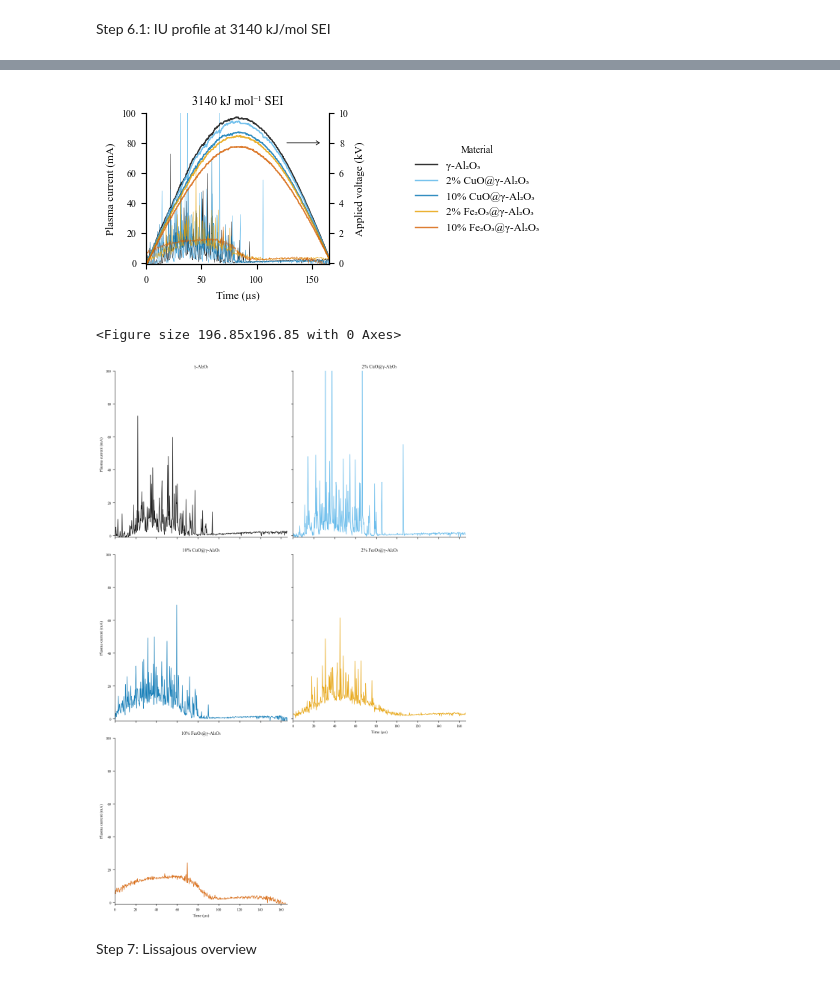
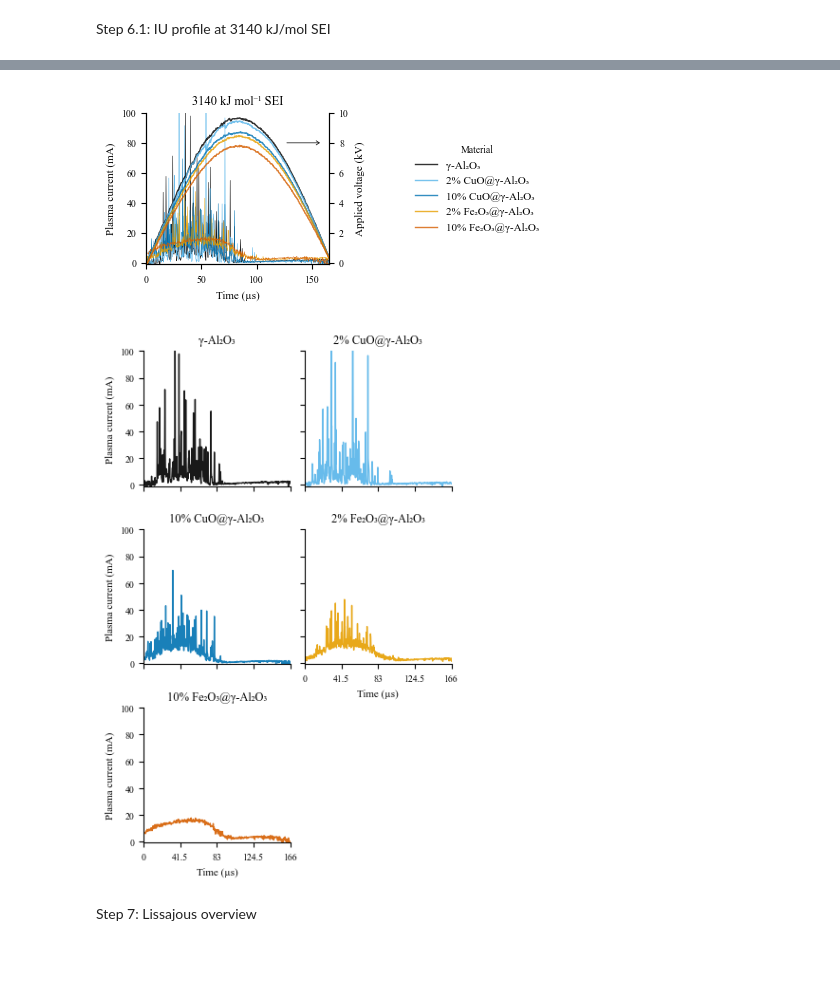
Before and after one commit to sbossier/ladca_incat_envecon_paper, a Jupyter notebook: ipynb/visualisation_electrical.ipynb, the cells around one changed output, grey strips where cells are left out. Cells and saved outputs as stored; diff of their text form; code cells hidden in the pictures.

Commit message:
profile size changes

```diff
--- a/ipynb/visualisation_electrical.ipynb
+++ b/ipynb/visualisation_electrical.ipynb
@@ -623,7 +623,7 @@ sns.lineplot(
     hue_order=material_order,
     palette=cb_colors,
     ax=ax1,
-    linewidth=0.285,
+    linewidth=0.385,
     legend=False,
     alpha=0.9
 )
@@ -691,42 +691,43 @@ plt.savefig(
 # Show the plot
 plt.show()
 # %% [output]
-[figure, old version]
+[figure, new version]
 # %%
-plt.figure(figsize=(5/2.54, 5/2.54))  # Adjust the size as needed
-
 g = sns.relplot(
     data=filtered_df,
     kind='line',
     x='time_us',
     y='current_plasma_mA',
     col='material_name',
     col_wrap=2,
     hue='material_name',
     hue_order=material_order,
     palette=cb_colors,
+    height=5/2.54,
+    aspect=1,
     legend=False,
     linewidth=1,
     alpha=0.9
 )
 
 g.set(xlim=(0, 166))
 g.set(ylim=(-1, 100))
 g.set_xlabels("Time (µs)", fontsize=8)
 g.set_ylabels("Plasma current (mA)", fontsize=8)
 g.set_titles(col_template="{col_name}", size=9)
 
-#g.tight_layout()
+for ax in g.axes.flatten():
+    ax.set_xticks([0, 41.5, 83, 124.5, 166])
+    ax.set_xticklabels(['0', '41.5', '83', '124.5', '166'])
 
 plt.savefig(
     r"C:\Users\sande\Dropbox\Apps\Overleaf\ladca_incat_envecon_paper_elsevier\figs\sander_profile_spread.pdf",
     bbox_inches='tight'
 )
 
 plt.show()
 # %% [output]
-<Figure size 196.85x196.85 with 0 Axes>
-[figure, old version]
+[figure, new version]
 # %% [markdown]
 Step 7: Lissajous overview
 # %%
```
Also changed, not shown: parts of 5 cells of this notebook.
